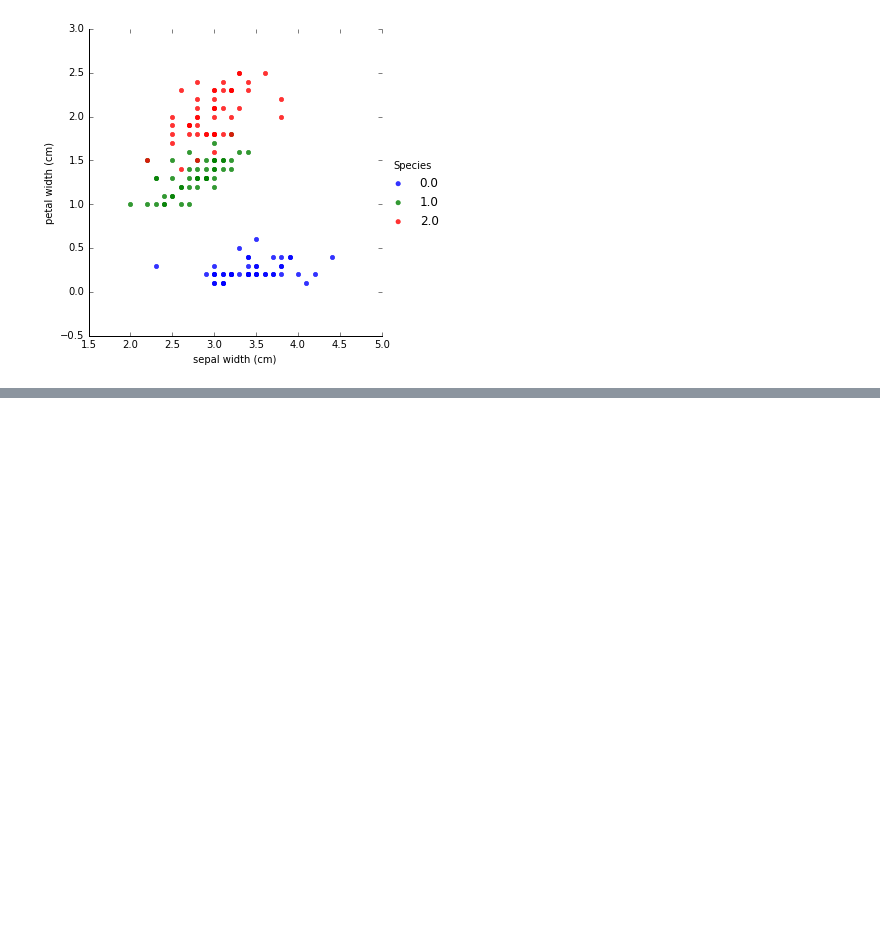
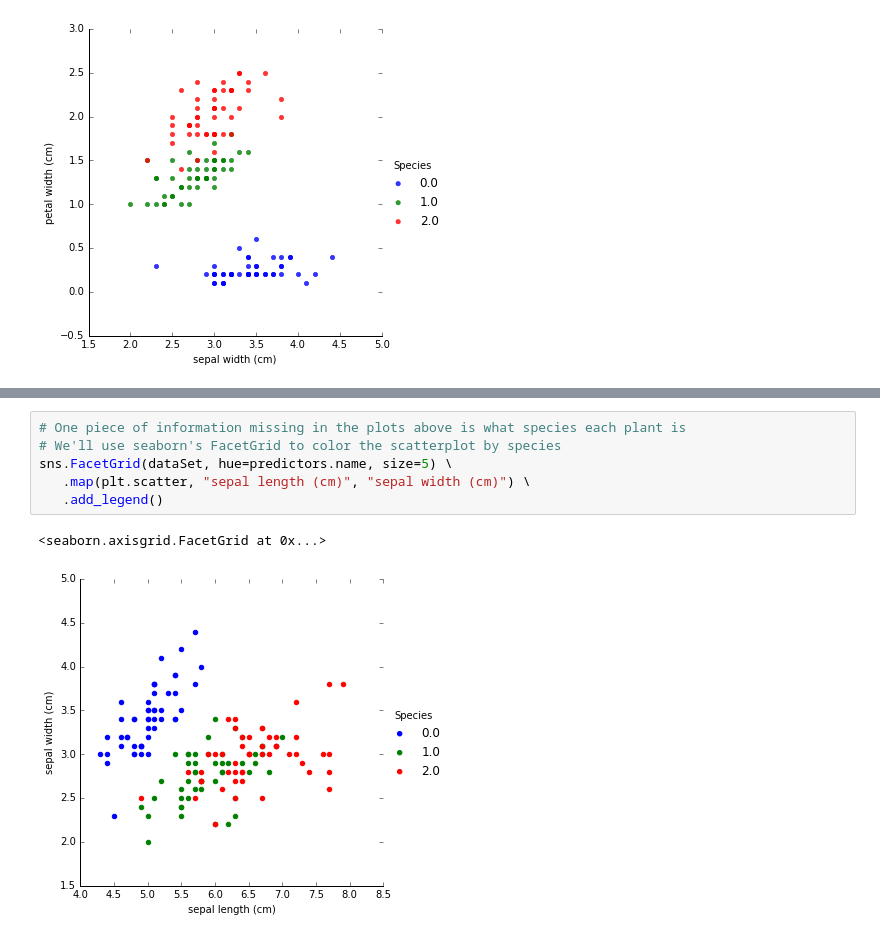
Before and after one commit to muhammadumerjaved44/ML-PythonHacks, a Jupyter notebook: Loading and Visualization of Date Set in a Pythonic Way.ipynb, the cells around one changed output, grey strips where cells are left out. Cells and saved outputs as stored; diff of their text form; blank space fills up the shorter version.

```diff
--- a/Loading and Visualization of Date Set in a Pythonic Way.ipynb
+++ b/Loading and Visualization of Date Set in a Pythonic Way.ipynb
@@ -82,0 +92,9 @@ g = sns.lmplot(x=features.columns[1], y=features.columns[3], hue=predictors.name
+# %%
+# One piece of information missing in the plots above is what species each plant is
+# We'll use seaborn's FacetGrid to color the scatterplot by species
+sns.FacetGrid(dataSet, hue=predictors.name, size=5) \
+   .map(plt.scatter, "sepal length (cm)", "sepal width (cm)") \
+   .add_legend()
+# %% [output]
+<seaborn.axisgrid.FacetGrid at 0x...>
+[figure, added]
```
Also changed, not shown: parts of 5 cells of this notebook.
